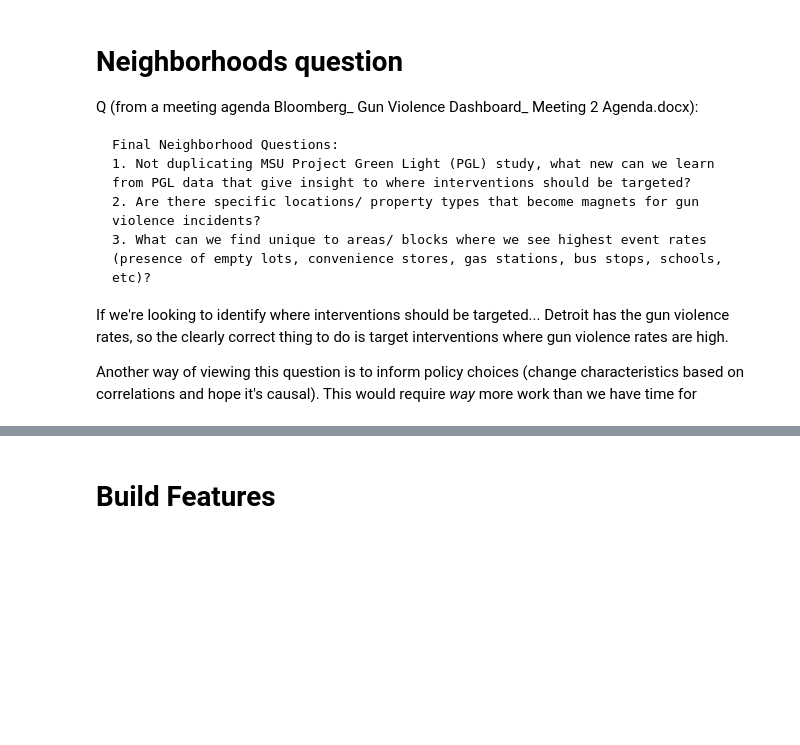
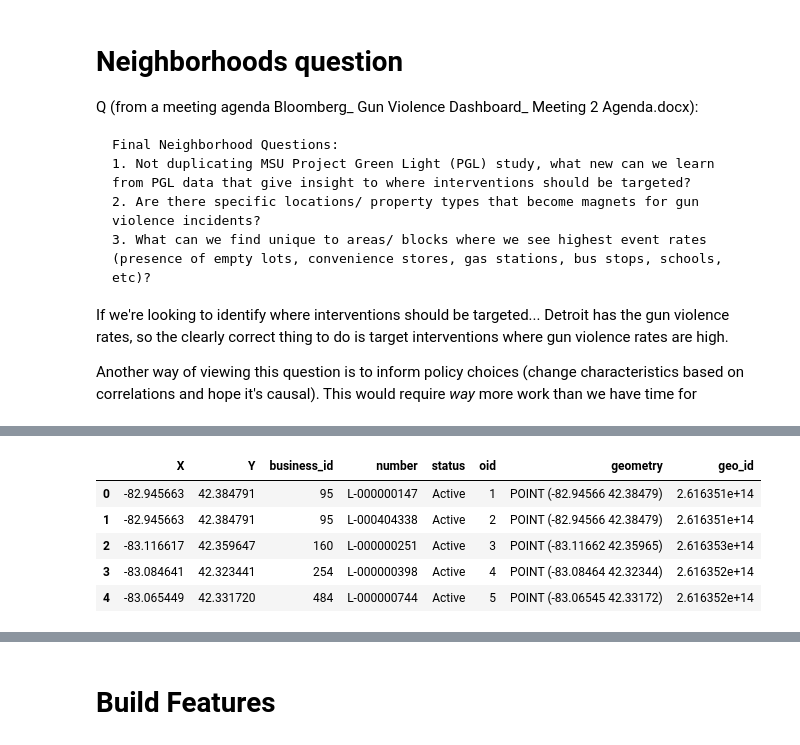
Before and after one commit to ahakso/detroit, a Jupyter notebook: shame_correlations.ipynb, the cells around one changed output, grey strips where cells are left out. Drawn from its saved outputs; the diff is of its cells as text; code cells hidden in the pictures; blank space fills up the shorter version.

```diff
--- a/shame_correlations.ipynb
+++ b/shame_correlations.ipynb
@@ -40,0 +74,6 @@ import matplotlib as mpl
+# %%
+f = LiquorLicenses(decennial_census_year=2010)
+
+df = f.load_data()
+
+# f.data
@@ -40,0 +82,2 @@ import matplotlib as mpl
+# %%
+f.load_cached_features('block')
@@ -40,0 +98,9 @@ import matplotlib as mpl
+# %%
+f.data.head()
+# %% [output]
+|  | X | Y | business_id | number | status | oid | geometry | geo_id |
+| 0 | -82.945663 | 42.384791 | 95 | L-000000147 | Active | 1 | POINT (-82.94566 42.38479) | 2.616351e+14 |
+| 1 | -82.945663 | 42.384791 | 95 | L-000404338 | Active | 2 | POINT (-82.94566 42.38479) | 2.616351e+14 |
+| 2 | -83.116617 | 42.359647 | 160 | L-000000251 | Active | 3 | POINT (-83.11662 42.35965) | 2.616353e+14 |
+| 3 | -83.084641 | 42.323441 | 254 | L-000000398 | Active | 4 | POINT (-83.08464 42.32344) | 2.616352e+14 |
+| 4 | -83.065449 | 42.331720 | 484 | L-000000744 | Active | 5 | POINT (-83.06545 42.33172) | 2.616352e+14 |
```
Also changed, not shown: parts of 7 cells of this notebook, 1 other file.
